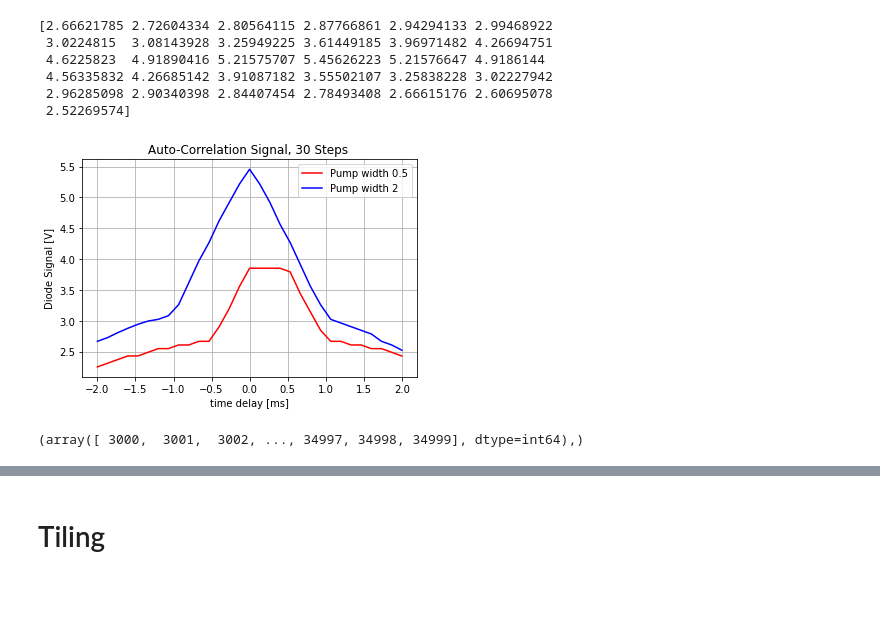
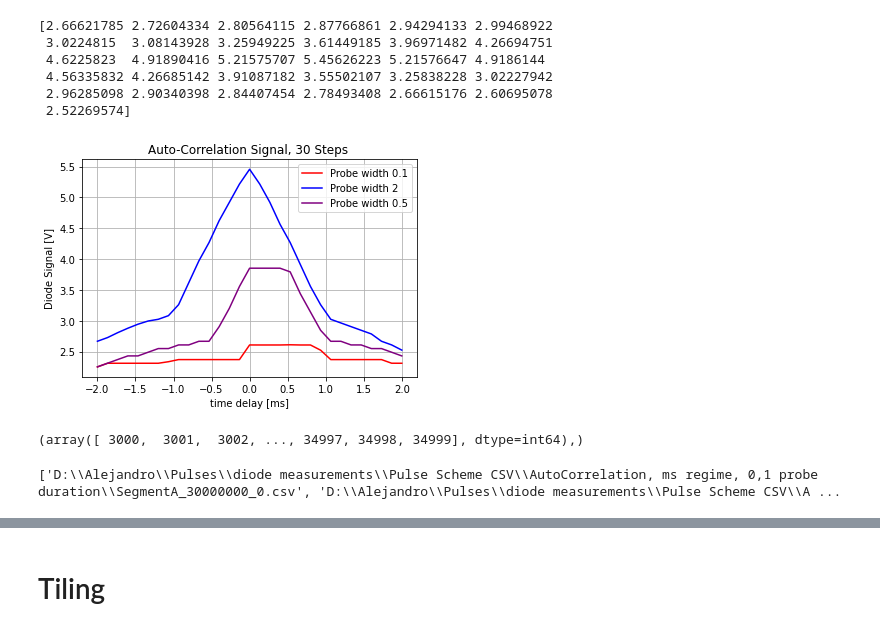
Before and after one commit to Holcan/STM, a Jupyter notebook: M8190/Measurements AutoCorrelation - 0,1.ipynb, the cells around one changed output, grey strips where cells are left out. Drawn from its saved outputs; the diff is of its cells as text; code cells hidden in the pictures; blank space fills up the shorter version.

Commit message:
pont 1 measurement

```diff
--- a/M8190/Measurements AutoCorrelation - 0,1.ipynb
+++ b/M8190/Measurements AutoCorrelation - 0,1.ipynb
@@ -344,7 +348,9 @@ fig.savefig('Autocorrelation function 35 steps ms regime pointfive.jpeg',bbox_in
 # Load numpy array from csv file
 # %%
 # load array
+avrg = loadtxt('averaged signal_30steps_point1.csv',delimiter = ',')
 avrg_2 = loadtxt('averaged signal_30steps_35seconds.csv', delimiter=',')
+avrg_pointfive = loadtxt('averaged signal_30steps_35seconds_pointfive.csv', delimiter=',')
 # print the array
 print(avrg_2)
 # %% [output]
@@ -357,25 +363,31 @@ print(avrg_2)
 # %%
 fig,axes = plt.subplots()
 
 axes.grid(True)
 
-axes.plot(time_delay,avr,label='Pump width 0.5',color='red')
-axes.plot(time_delay,avrg_2,label='Pump width 2',color='blue')
-#plt.plot(tm,pul,label = '{a} samples'.format(a = len(pul)))
+plt.plot(time_delay,avrg,label='Probe width 0.1',color='red')
+plt.plot(time_delay,avrg_2,label='Probe width 2',color='blue')
+plt.plot(time_delay,avrg_pointfive,label = 'Probe width 0.5', color = 'purple')
 
 axes.set_xlabel('time delay [ms]')
 axes.set_ylabel(r'Diode Signal [V]')
 axes.set_title('Auto-Correlation Signal, 30 Steps ')
 
 axes.legend(loc = 0)
 plt.show()
 
-#fig.savefig('Autocorrelation function 35 steps ms regime pointfive.jpeg',bbox_inches='tight')
+#fig.savefig('Autocorrelation point 1.jpeg',bbox_inches='tight')
 # %% [output]
-[figure, old version]
+[figure, new version]
 # %%
  np.where(haber[0][1] > 3 )
 # %% [output]
 (array([ 3000,  3001,  3002, ..., 34997, 34998, 34999], dtype=int64),)
 # %%
 %matplotlib inline
+# %%
+import glob
+print(glob.glob('D:\Alejandro\Pulses\diode measurements\Pulse Scheme CSV\AutoCorrelation, ms regime, 0,1 probe duration\*csv'))
+#print(glob.glob("/home/adam/*"))
+# %% [output]
+['D:\\Alejandro\\Pulses\\diode measurements\\Pulse Scheme CSV\\AutoCorrelation, ms regime, 0,1 probe duration\\SegmentA_30000000_0.csv', 'D:\\Alejandro\\Pulses\\diode measurements\\Pulse Scheme CSV\\A ...
```
Also changed, not shown: parts of 24 cells of this notebook, 12 other files.
